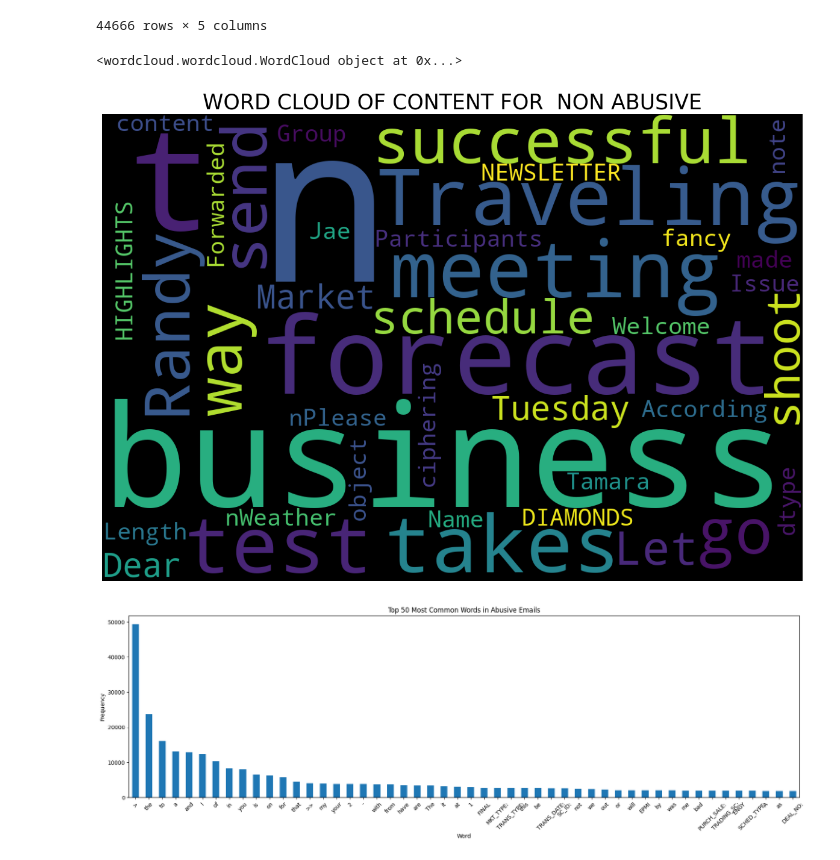
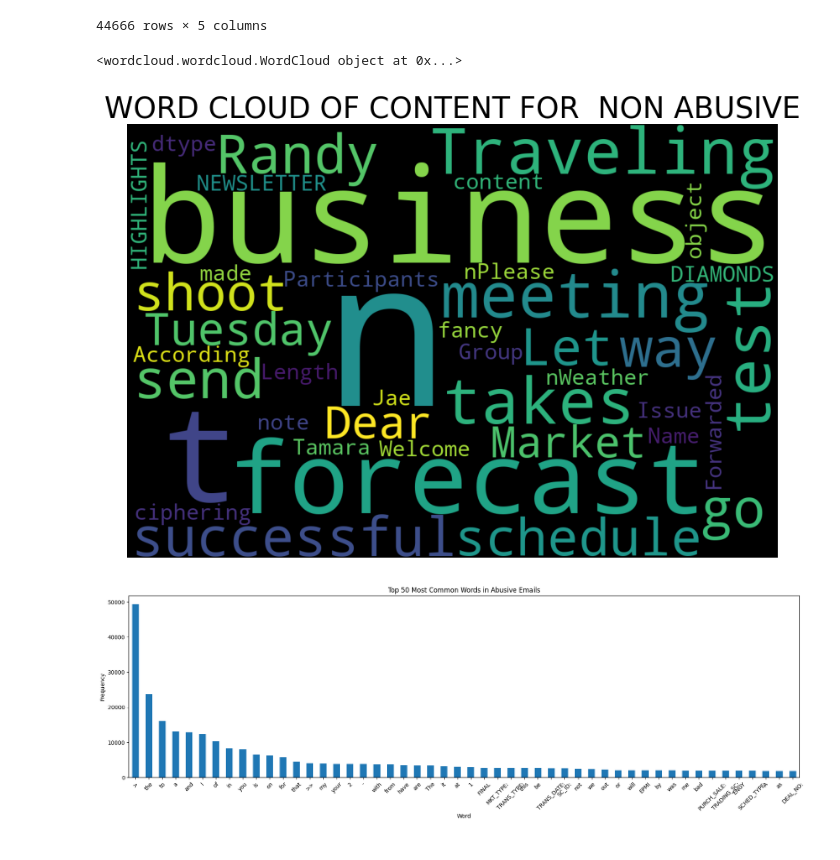
Before and after one commit to rajveersinghcse/Email-Classification, a Jupyter notebook: email_classification.ipynb, the cells around one changed output. Drawn from its saved outputs; the diff is of its cells as text; code cells hidden in the pictures.

```diff
--- a/email_classification.ipynb
+++ b/email_classification.ipynb
@@ -89,7 +89,7 @@ stopwords = set(STOPWORDS)
 
 wordcloud = WordCloud(background_color = 'black', stopwords = stopwords, width = 1200, height = 800).generate(str(data['content']))
 
-plt.rcParams['figure.figsize'] = (20, 20)
+plt.rcParams['figure.figsize'] = (10, 10)
 plt.title('WORD CLOUD OF CONTENT', fontsize = 25)
 print(wordcloud)
 plt.axis('off')
@@ -159,7 +159,7 @@ stopwords = set(STOPWORDS)
 
 wordcloud = WordCloud(background_color = 'black', stopwords = stopwords, width = 1200, height = 800).generate(str(df['content']))
 
-plt.rcParams['figure.figsize'] = (15, 15)
+plt.rcParams['figure.figsize'] = (10, 10)
 plt.title('WORD CLOUD OF CONTENT FOR ABUSIVE', fontsize = 25)
 print(wordcloud)
 plt.axis('off')
@@ -188,22 +188,22 @@ df1
 # %%
 # let's see the words cloud for content for class of non abusive
 
 from wordcloud import WordCloud
 from wordcloud import STOPWORDS
 
 stopwords = set(STOPWORDS)
 
 wordcloud = WordCloud(background_color = 'black', stopwords = stopwords, width = 1200, height = 800).generate(str(df1['content']))
 
-plt.rcParams['figure.figsize'] = (15, 15)
+plt.rcParams['figure.figsize'] = (10, 10)
 plt.title('WORD CLOUD OF CONTENT FOR  NON ABUSIVE', fontsize = 25)
 print(wordcloud)
 plt.axis('off')
 plt.imshow(wordcloud)
 plt.show()
 # %% [output]
 <wordcloud.wordcloud.WordCloud object at 0x...>
-[figure, old version]
+[figure, new version]
 # %%
 # Most common words in abusive emails
 abusive_emails = data[data['Class'] == 'Abusive']
```
Also changed, not shown: parts of 8 cells of this notebook.
